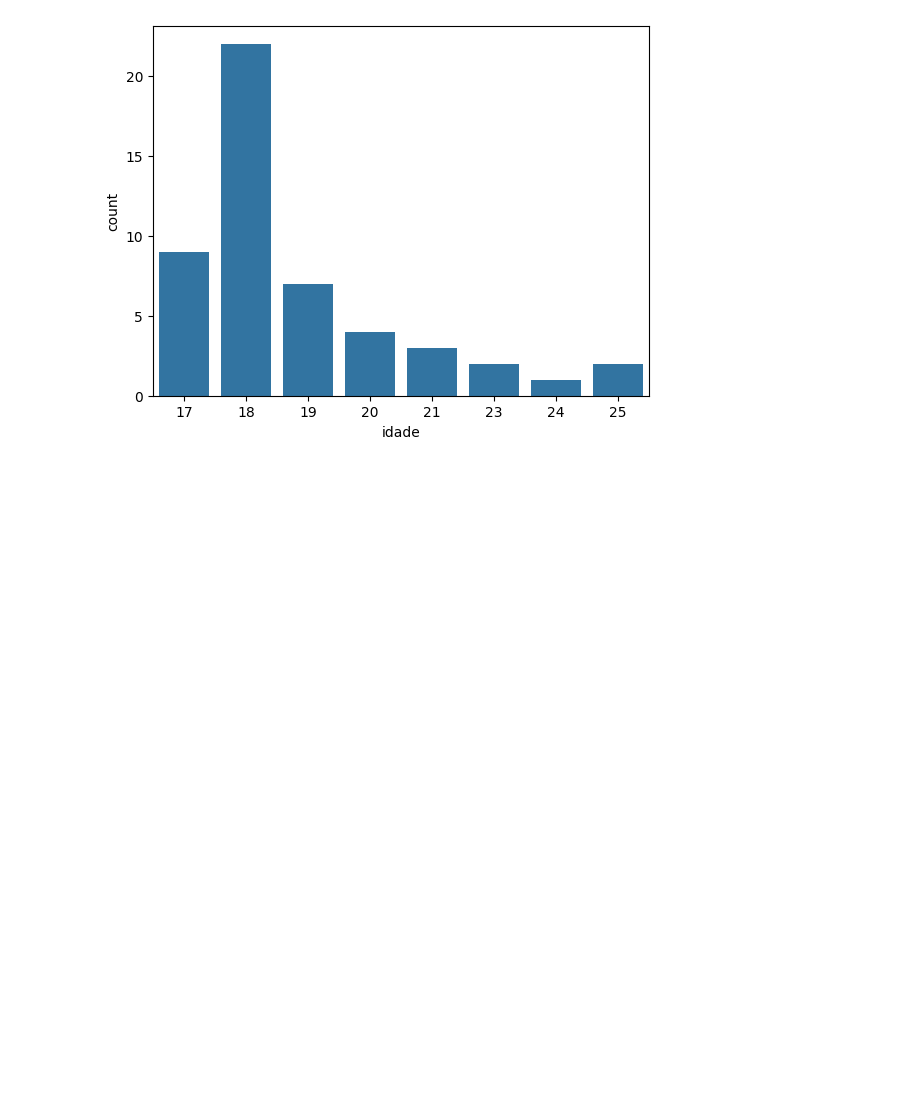
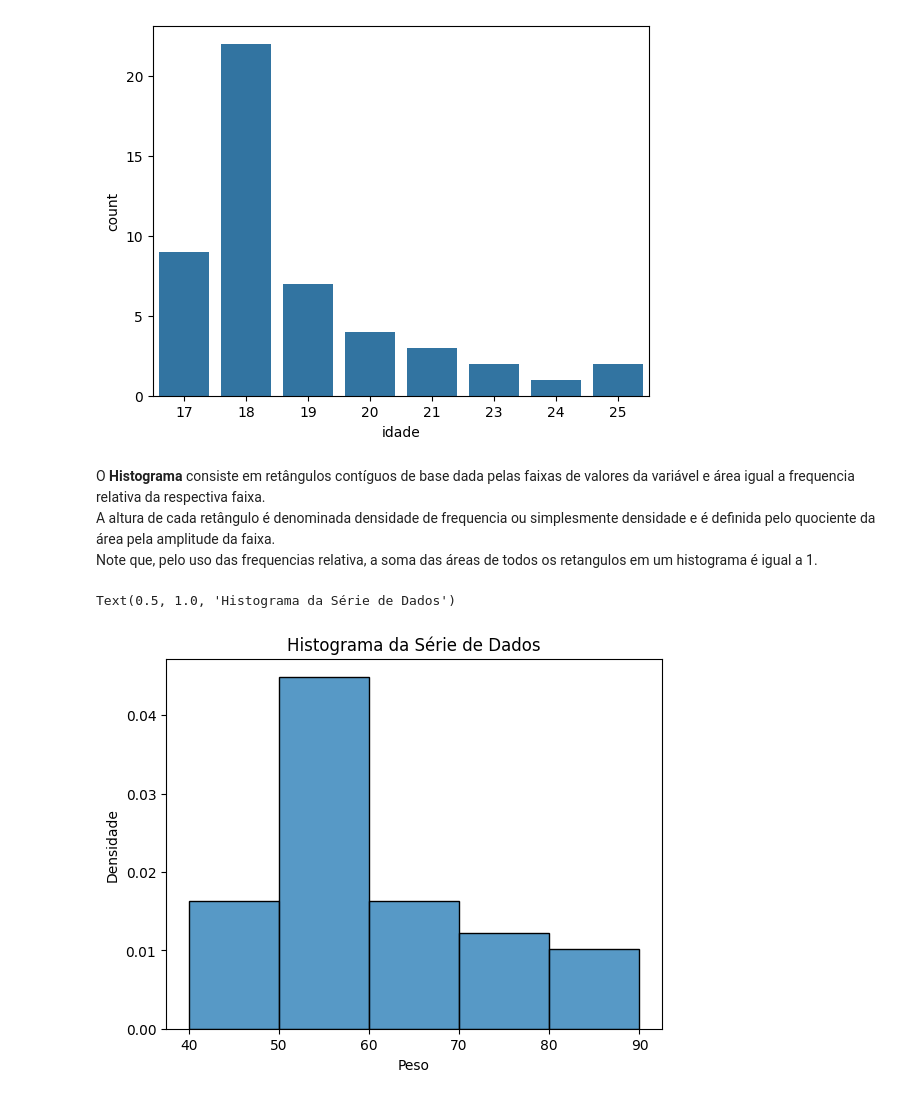
Before and after one commit to sabinorsp/nocoes_de_probabilidade_e_estatistica, a Jupyter notebook: capitulo-1.ipynb, the cells around one changed output. Drawn from its saved outputs; the diff is of its cells as text; code cells hidden in the pictures; blank space fills up the shorter version.

```diff
--- a/capitulo-1.ipynb
+++ b/capitulo-1.ipynb
@@ -288,3 +289,15 @@ sns.barplot(data.idade.value_counts())
 # %% [output]
 <Axes: xlabel='idade', ylabel='count'>
 [figure]
+# %% [markdown]
+O **Histograma** consiste em retângulos contíguos de base dada pelas faixas de valores da variável e área igual a frequencia relativa da respectiva faixa.
+A altura de cada retângulo é denominada densidade de frequencia ou simplesmente densidade e é definida pelo quociente da área pela amplitude da faixa.
+Note que, pelo uso das frequencias relativa, a soma das áreas de todos os retangulos em um histograma é igual a 1.
+# %%
+sns.histplot(data=data.peso, kde=False, bins=range(40,100,10), stat='density')
+plt.xlabel('Peso')
+plt.ylabel('Densidade')
+plt.title('Histograma da Série de Dados')
+# %% [output]
+Text(0.5, 1.0, 'Histograma da Série de Dados')
+[figure, added]
```
Also changed, not shown: parts of 7 cells of this notebook.
